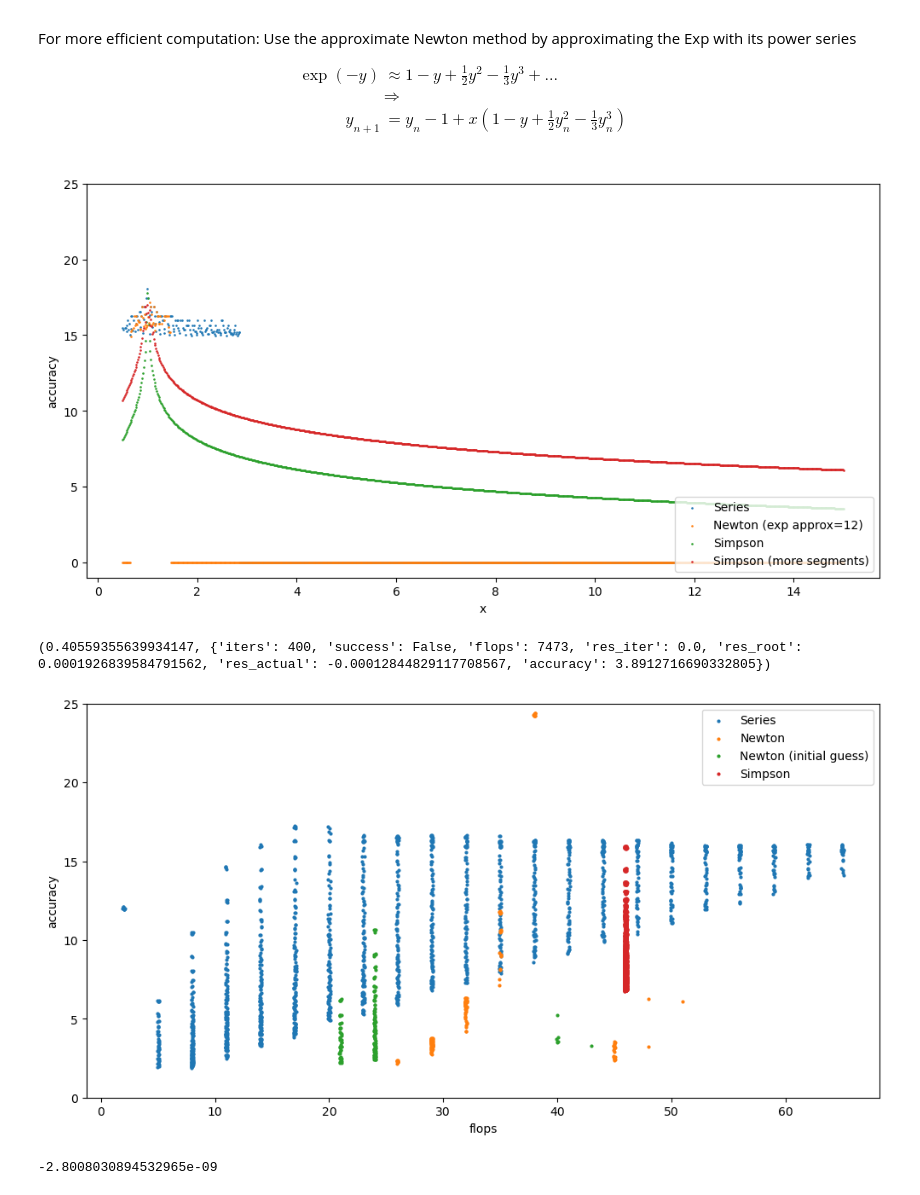
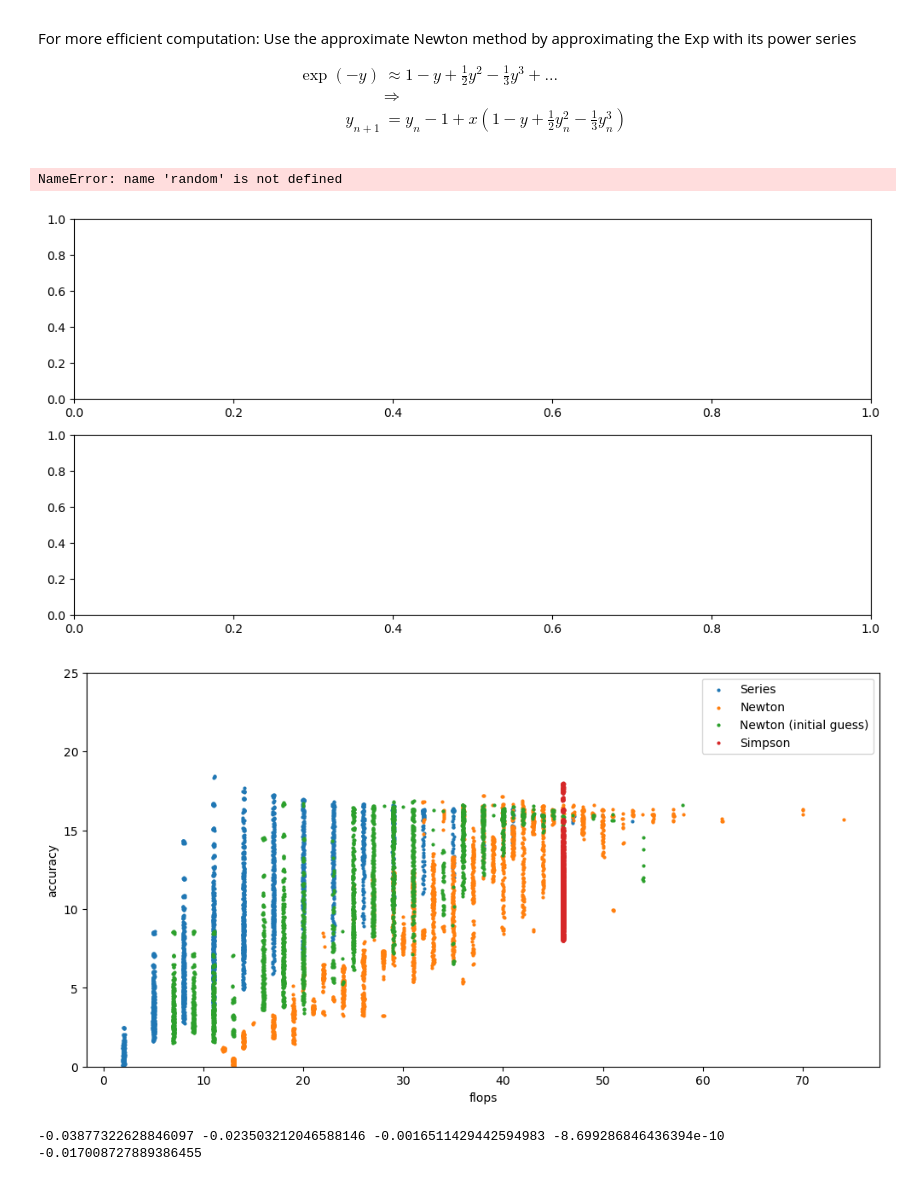
Before and after one commit to tom-nijhuis/numerical-investigation, a Jupyter notebook: logarithm.ipynb, the cells around one changed output. Saved outputs shown, nothing was run; the diff lists cells and outputs as text; code cells hidden in the pictures.

Commit message:
update readme; update images:

```diff
--- a/logarithm.ipynb
+++ b/logarithm.ipynb
@@ -95,7 +95,7 @@ def LogSeries(x, max_iter=22, eps = 1e-16):
     info['accuracy'] = 30 if log(x) == y else -log(abs(log(x) - y),10) # Number of correct digits in base-10
     return y, info
 # %%
-def LogNewton(x, max_iter=100, y = None, exp_approx = 4, good_initial_guess = False, eps = 1e-16):
+def LogNewton(x, max_iter=100, y = None, exp_approx = 40, good_initial_guess = False, eps = 1e-16):
     """ Approximate Newton iteration for Logarithm
         Zeros for the function:
             exp(y) - x
@@ -112,15 +112,20 @@ def LogNewton(x, max_iter=100, y = None, exp_approx = 4, good_initial_guess = Fa
         'res_iter': float('inf'),
     }
 
-    def exp_series(y, n=exp_approx):
+    def exp_series(y, n_max=exp_approx):
         # approximate exp(-y) with series expansion
+        # exp(-y) = 1 - y + 1/2 y^2 - 1/6 y**3 + ...
+
         flops = 0
         exp_y = 1
         ynext = 1   # powers of y
-        for j in range(1,n+1):
+        for j in range(1,n_max):
             ynext *= y / -j # Increase exponent, increase factorial denominator, swap sign
+            # print(f'{j}: {ynext}')
             exp_y += ynext
             flops += 2 # 2 flops per exp sum iteration
+            if abs(ynext) < eps:
+                break
         return exp_y, flops
 
     if x < 1:
@@ -191,33 +196,42 @@ def LogSimpson(x, max_iters=22, **kwargs):
     return y, info
 # %%
 def plot_accuracy():
-    fig, (ax0) = plt.subplots(1, 1, figsize=(12, 6))
+    fig, (ax0, ax1) = plt.subplots(2, 1, figsize=(12, 6))
 
 
     funcs = {
         'Series' : LogSeries,
-        'Newton (exp approx=12)' : lambda **kwargs : LogNewton(exp_approx = 12, **kwargs, good_initial_guess=True),
+        'Newton' : LogNewton,
+        'Newton (good init guess)' : lambda **kwargs : LogNewton(**kwargs, good_initial_guess=True),
         'Simpson': LogSimpson,
-        'Simpson (more segments)': lambda **kwargs : LogSimpson(**kwargs, max_iters=100),
+        # 'Simpson (more segments)': lambda **kwargs : LogSimpson(**kwargs, max_iters=100),
     }
 
-    xx = np.linspace(0.5,15,1000)
+    xx = np.linspace(.1,2.1,500)
 
     for funcName, func in funcs.items():
         accuracy = []
+        successes = []
         for x in xx:
             y,info = func(x=x, eps = 1e-15)
-            if info['success']:
+            if info['success'] and info['accuracy'] < 20:
                 accuracy.append(info['accuracy'])
             else:
-                accuracy.append(0)
+                accuracy.append(None)
+            if info['success']:
+                successes.append(1.05 - .1*random.random())
+            else:
+                successes.append(.05 - .1*random.random())
 
-        ax0.scatter(xx, accuracy, label = funcName, marker='.', s = 3)
+        # ax0.scatter(xx, accuracy, label = funcName, marker='.', s = 8)
+        ax0.plot(xx, accuracy, label = funcName)
+        ax1.scatter(xx, successes, label = funcName, marker = 'x',)
 
     ax0.legend(loc="lower right")
-    ax0.set_xlabel("x")
     ax0.set_ylabel("accuracy")
-    ax0.set_ylim((-1,25))
+    ax1.set_ylabel("success")
+    ax1.set_xlabel("x")
+    ax0.set_ylim((10,20))
 
 
 
@@ -228,8 +242,8 @@ plot_accuracy()
 
 print(LogNewton(1.5, max_iter=400))
 # %% [output]
+NameError: name 'random' is not defined
-[figure, old version]
+[figure, new version]
-(0.40559355639934147, {'iters': 400, 'success': False, 'flops': 7473, 'res_iter': 0.0, 'res_root': 0.0001926839584791562, 'res_actual': -0.00012844829117708567, 'accuracy': 3.8912716690332805})
 # %%
 
 import random
@@ -244,39 +258,39 @@ def plot_scatter_flops_accuracy(add_jitter = True):
     fig, (ax0) = plt.subplots(1, 1, figsize=(12, 6))
 
 
-    xx = np.linspace(1+1e-12,3,100)
-    epses = [10**(-i) for i in range(2,22,1)]
+    xx = np.linspace(.5,1.5,150)
+    epses = [10**(-i) for i in range(18)]
 
     funcs = {
         'Series' : LogSeries,
         'Newton' : LogNewton,
         'Newton (initial guess)' : lambda **kwargs : LogNewton(**kwargs, good_initial_guess=True),
         'Simpson': LogSimpson,
         # 'Simpson (more segments)': lambda x : LogSimpson(x, max_iters=100),
     }
     for funcName, func in funcs.items():
         scatter_x = []
         scatter_y = []
         for eps in epses:
             for i,x in enumerate(xx):
                 _, info = func(x=x, eps = eps)
                 if info['success']:
                     scatter_x.append(info['flops'] + .1*jitter())
                     scatter_y.append(info['accuracy']+ .1*jitter())
         ax0.scatter(scatter_x, scatter_y, marker = 'o', label = funcName, s=4)
     ax0.legend(loc="upper right")
     ax0.set_xlabel("flops")
     ax0.set_ylabel("accuracy")
 
     ax0.set_ylim((0,25))
 
 
     plt.show()
 
 
 plot_scatter_flops_accuracy()
 # %% [output]
-[figure, old version]
+[figure, new version]
 # %%
 def AGM(a,g, max_iters = 12, eps = 1e-16):
     info = {
@@ -294,20 +308,29 @@ def AGM(a,g, max_iters = 12, eps = 1e-16):
 # %%
 def exp_series(y, n=3):
     # approximate exp(-y) with series expansion
+
+    # exp(-y) = 1 - y + 1/2 y^2 - 1/6 y**3 + ...
+
     flops = 0
     exp_y = 1
     ynext = 1   # powers of y
     for j in range(1,n+1):
         ynext *= y / -j # Increase exponent, increase factorial denominator, swap sign
+        # print(f'{j}: {ynext}')
         exp_y += ynext
         flops += 2 # 2 flops per exp sum iteration
+        if abs(ynext) < 1e-16
     return exp_y, flops
 
 
+exp_series(1,5)
 
 
-expy, flops = exp_series(2,15)
-
-expy - exp(-2)
+import random
+for i in range(5):
+    s= random.random()*2
+    expy, flops = exp_series(s,5)
+    print(expy - exp(-s), end = ' ')
+print()
 # %% [output]
--2.8008030894532965e-09
+-0.03877322628846097 -0.023503212046588146 -0.0016511429442594983 -8.699286846436394e-10 -0.017008727889386455
```
Also changed, not shown: 1 other file.
